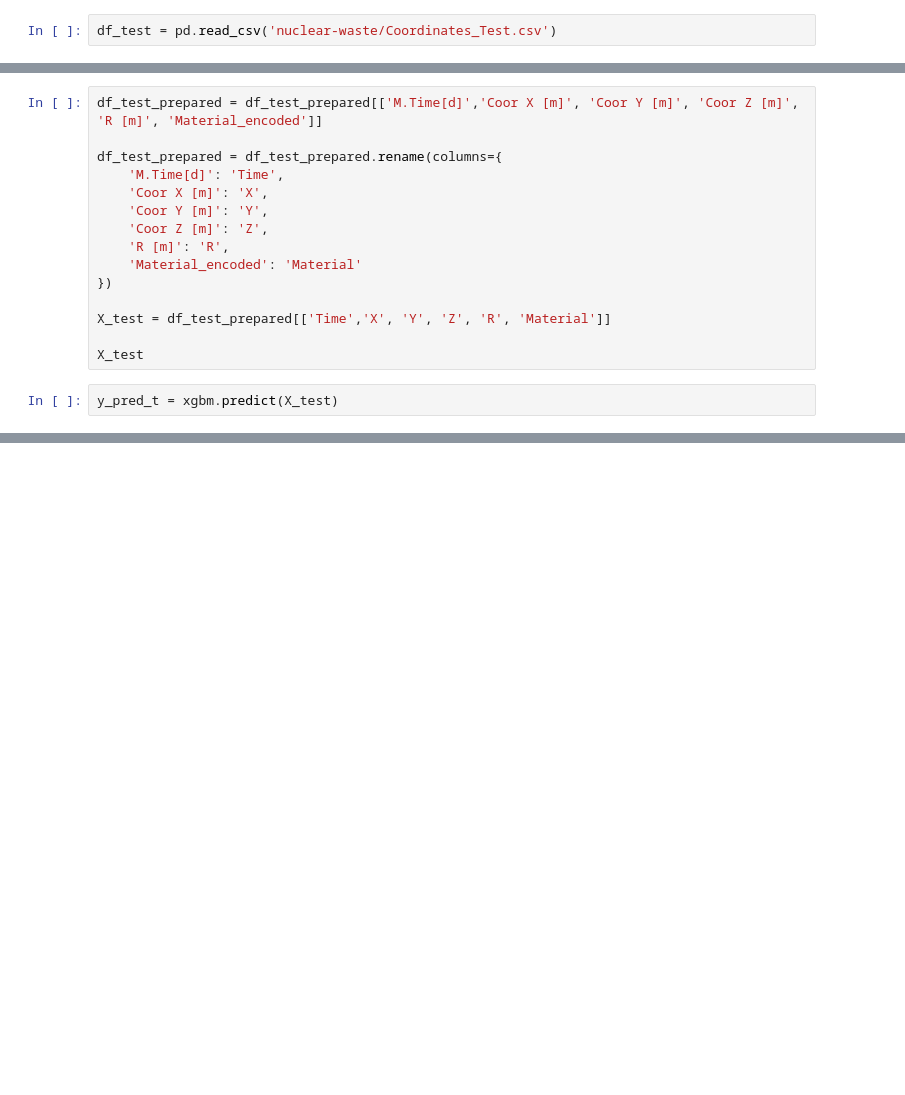
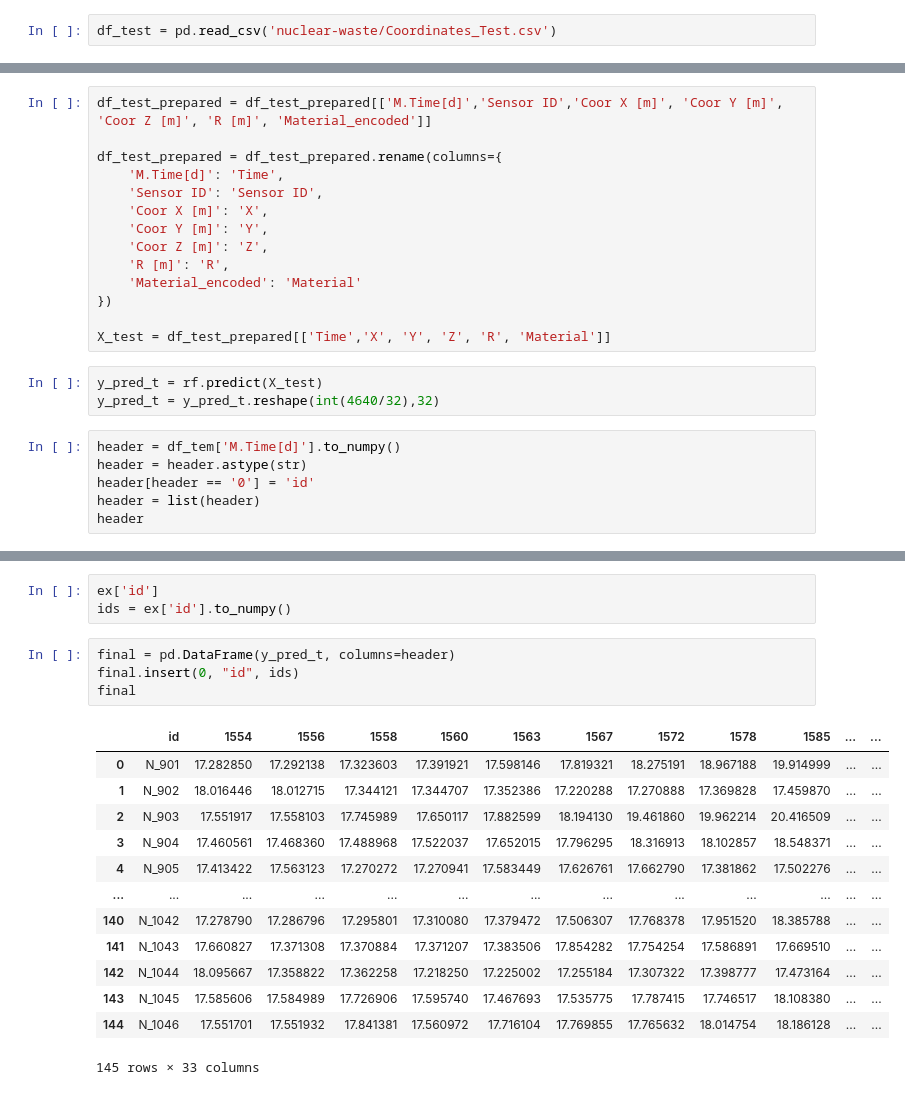
Before and after one commit to NicolasKunzli/ProjectML, a Jupyter notebook: train.ipynb, the cells around one changed output, grey strips where cells are left out. Drawn from its saved outputs; the diff is of its cells as text; blank space fills up the shorter version.

```diff
--- a/train.ipynb
+++ b/train.ipynb
@@ -293,8 +319,9 @@ df_test_prepared = pd.merge(df_test, df_times, on="key").drop("key", axis=1)
 # %%
-df_test_prepared = df_test_prepared[['M.Time[d]','Coor X [m]', 'Coor Y [m]', 'Coor Z [m]', 'R [m]', 'Material_encoded']]
+df_test_prepared = df_test_prepared[['M.Time[d]','Sensor ID','Coor X [m]', 'Coor Y [m]', 'Coor Z [m]', 'R [m]', 'Material_encoded']]
 
 df_test_prepared = df_test_prepared.rename(columns={
     'M.Time[d]': 'Time',
+    'Sensor ID': 'Sensor ID',
     'Coor X [m]': 'X',
     'Coor Y [m]': 'Y',
     'Coor Z [m]': 'Z',
@@ -303,7 +330,12 @@ df_test_prepared = df_test_prepared.rename(columns={
 })
 
 X_test = df_test_prepared[['Time','X', 'Y', 'Z', 'R', 'Material']]
-
-X_test
 # %%
-y_pred_t = xgbm.predict(X_test)
+y_pred_t = rf.predict(X_test)
+y_pred_t = y_pred_t.reshape(int(4640/32),32)
+# %%
+header = df_tem['M.Time[d]'].to_numpy()
+header = header.astype(str)
+header[header == '0'] = 'id'
+header = list(header)
+header
@@ -309,0 +360,21 @@ y_pred_t = xgbm.predict(X_test)
+# %%
+ex['id']
+ids = ex['id'].to_numpy()
+# %%
+final = pd.DataFrame(y_pred_t, columns=header)
+final.insert(0, "id", ids)
+final
+# %% [output]
+|  | id | 1554 | 1556 | 1558 | 1560 | 1563 | 1567 | 1572 | 1578 | 1585 | ... | ... |
+| 0 | N_901 | 17.282850 | 17.292138 | 17.323603 | 17.391921 | 17.598146 | 17.819321 | 18.275191 | 18.967188 | 19.914999 | ... | ... |
+| 1 | N_902 | 18.016446 | 18.012715 | 17.344121 | 17.344707 | 17.352386 | 17.220288 | 17.270888 | 17.369828 | 17.459870 | ... | ... |
+| 2 | N_903 | 17.551917 | 17.558103 | 17.745989 | 17.650117 | 17.882599 | 18.194130 | 19.461860 | 19.962214 | 20.416509 | ... | ... |
+| 3 | N_904 | 17.460561 | 17.468360 | 17.488968 | 17.522037 | 17.652015 | 17.796295 | 18.316913 | 18.102857 | 18.548371 | ... | ... |
+| 4 | N_905 | 17.413422 | 17.563123 | 17.270272 | 17.270941 | 17.583449 | 17.626761 | 17.662790 | 17.381862 | 17.502276 | ... | ... |
+| ... | ... | ... | ... | ... | ... | ... | ... | ... | ... | ... | ... | ... |
+| 140 | N_1042 | 17.278790 | 17.286796 | 17.295801 | 17.310080 | 17.379472 | 17.506307 | 17.768378 | 17.951520 | 18.385788 | ... | ... |
+| 141 | N_1043 | 17.660827 | 17.371308 | 17.370884 | 17.371207 | 17.383506 | 17.854282 | 17.754254 | 17.586891 | 17.669510 | ... | ... |
+| 142 | N_1044 | 18.095667 | 17.358822 | 17.362258 | 17.218250 | 17.225002 | 17.255184 | 17.307322 | 17.398777 | 17.473164 | ... | ... |
+| 143 | N_1045 | 17.585606 | 17.584989 | 17.726906 | 17.595740 | 17.467693 | 17.535775 | 17.787415 | 17.746517 | 18.108380 | ... | ... |
+| 144 | N_1046 | 17.551701 | 17.551932 | 17.841381 | 17.560972 | 17.716104 | 17.769855 | 17.765632 | 18.014754 | 18.186128 | ... | ... |
+145 rows × 33 columns
```
Also changed, not shown: parts of 11 cells of this notebook.
